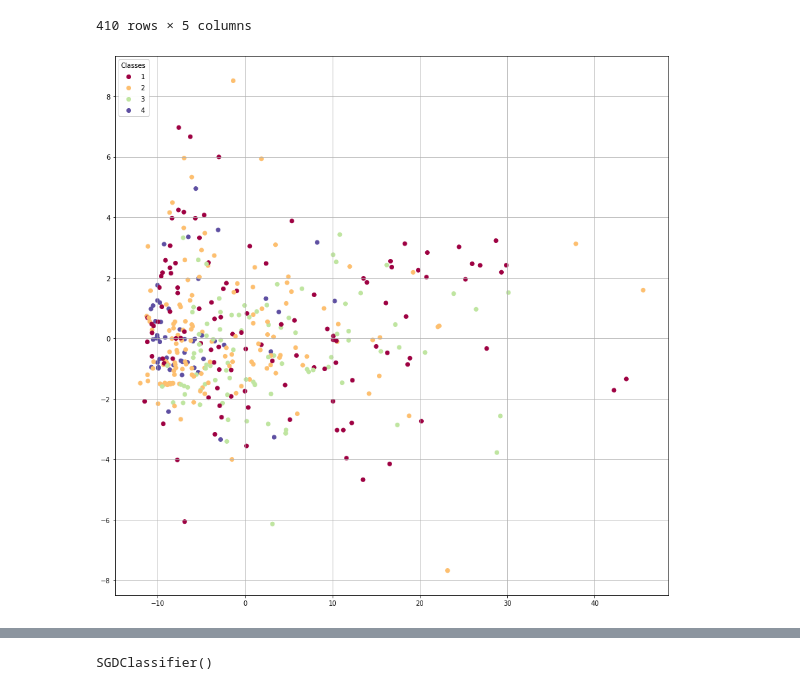
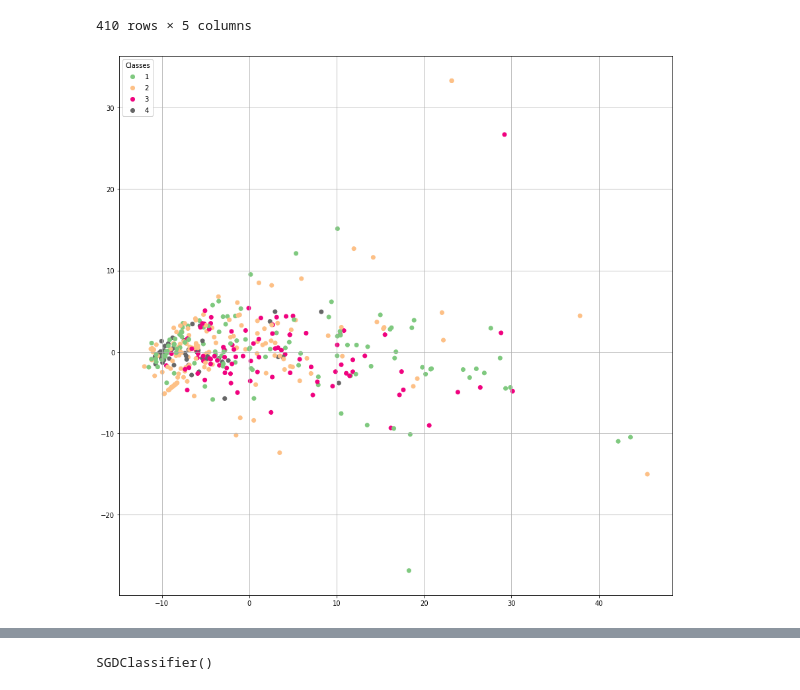
Before and after one commit to roxyconstantine-dev/Proyecto-Final-de-An-lisis-Datos, a Jupyter notebook: Borrador_Proyecto.ipynb, the cells around one changed output, grey strips where cells are left out. Saved outputs shown, nothing was run; the diff lists cells and outputs as text; code cells hidden in the pictures.

```diff
--- a/Borrador_Proyecto.ipynb
+++ b/Borrador_Proyecto.ipynb
@@ -189,14 +189,14 @@ pca_db
 # %%
 # y visualicemos el resultado
 
 fig, ax = plt.subplots(figsize=(15, 15))
-scatter = ax.scatter(pca_db['pca1'], pca_db['pc4'],c=pca_db['class'], cmap="Spectral")
+scatter = ax.scatter(pca_db['pca1'], pca_db['pca2'],c=pca_db['class'], cmap="Accent")
 legend1 = ax.legend(*scatter.legend_elements(),loc="upper left", title="Classes")
 ax.add_artist(legend1)
 ax.grid(True)
 plt.show()
 # %% [output]
-[figure, old version]
+[figure, new version]
 # %%
 y_test= test['Frente']
 y_test=y_test.map(FRENTE_MAPEO).astype(int)
```
Also changed, not shown: parts of 1 cell of this notebook.
